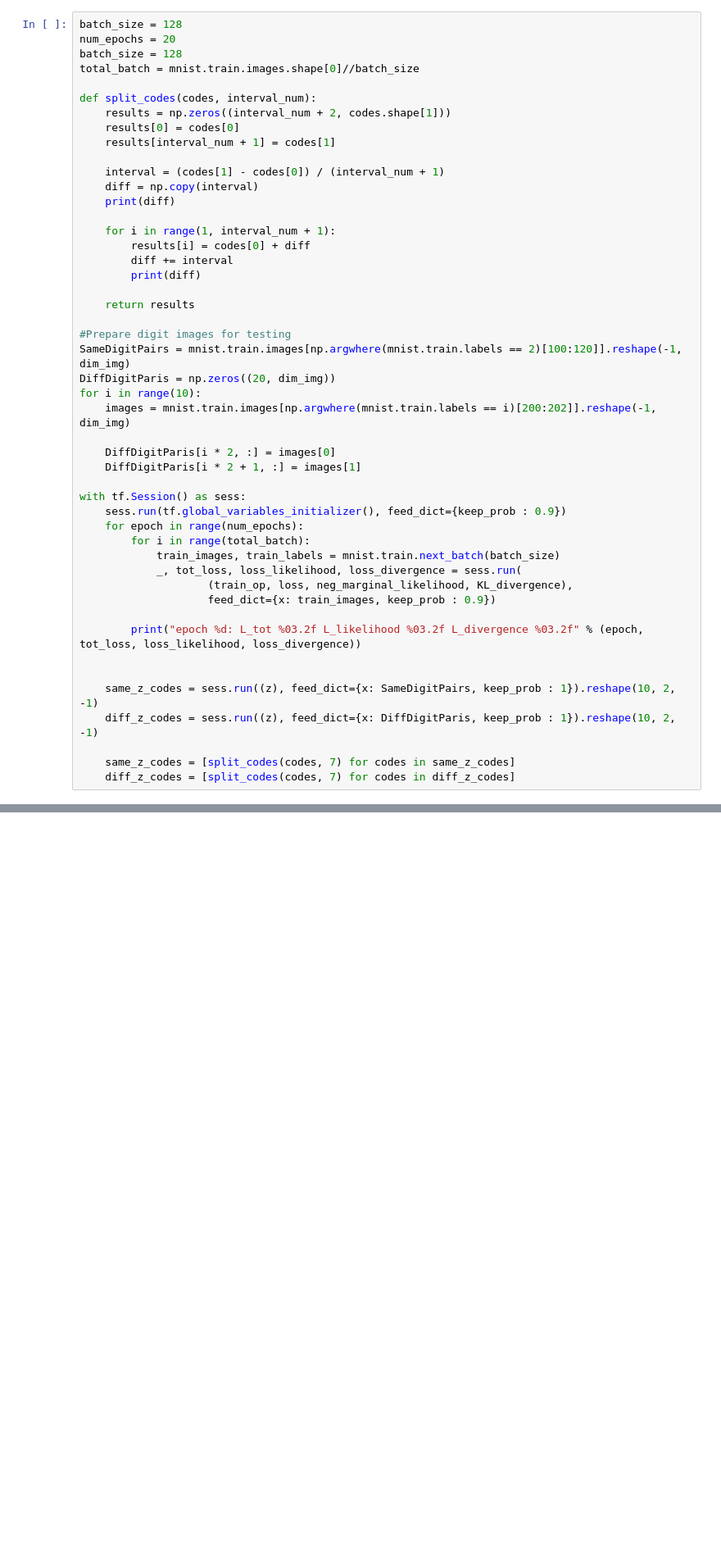
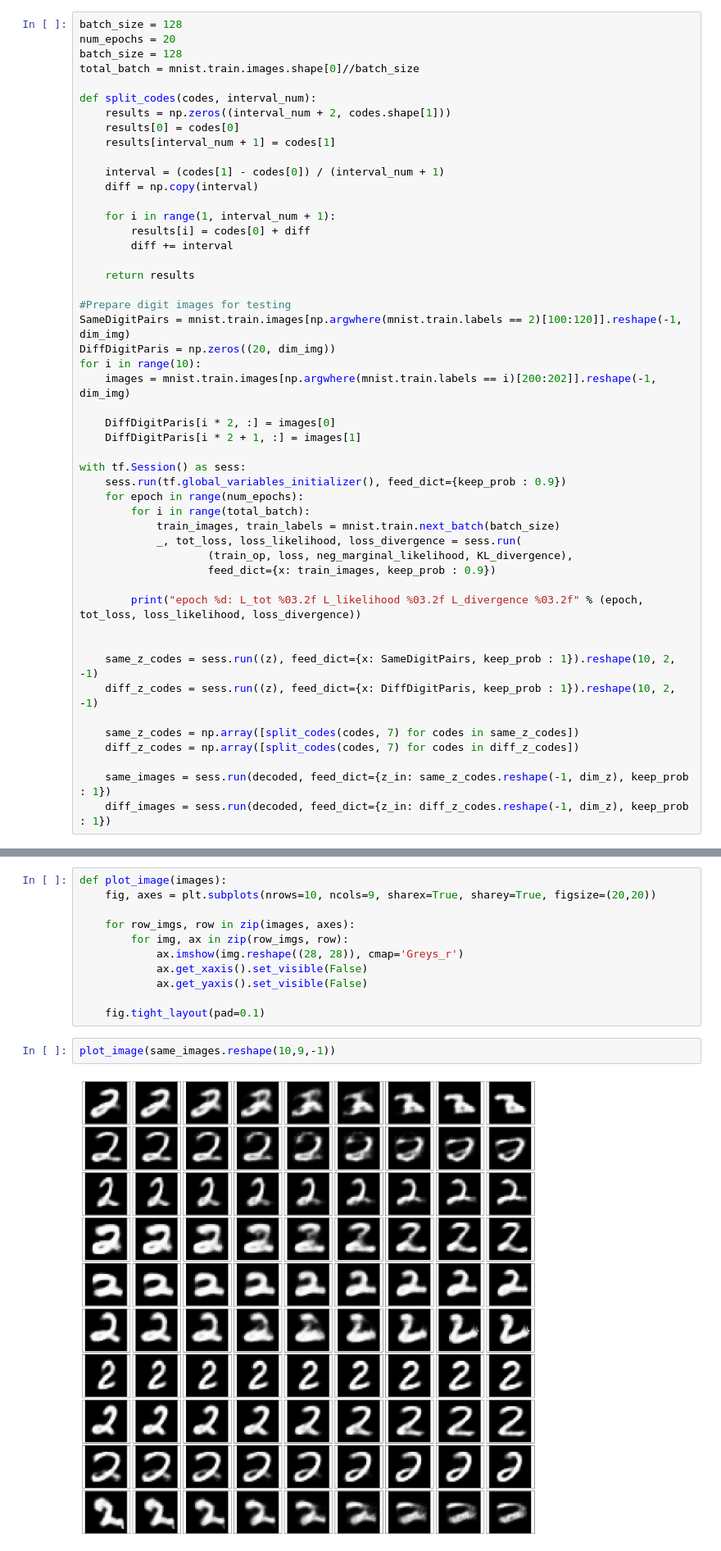
Before and after one commit to geesimon/cs498, a Jupyter notebook: hw10/hw10.ipynb, the cells around one changed output, grey strips where cells are left out. Shown at 82% size. Saved outputs shown, nothing was run; the diff lists cells and outputs as text; blank space fills up the shorter version.

```diff
--- a/hw10/hw10.ipynb
+++ b/hw10/hw10.ipynb
@@ -254,12 +241,10 @@ def split_codes(codes, interval_num):
 
     interval = (codes[1] - codes[0]) / (interval_num + 1)
     diff = np.copy(interval)
-    print(diff)
 
     for i in range(1, interval_num + 1):
         results[i] = codes[0] + diff
         diff += interval
-        print(diff)
 
     return results
 
@@ -287,6 +272,9 @@ with tf.Session() as sess:
     same_z_codes = sess.run((z), feed_dict={x: SameDigitPairs, keep_prob : 1}).reshape(10, 2, -1)
     diff_z_codes = sess.run((z), feed_dict={x: DiffDigitParis, keep_prob : 1}).reshape(10, 2, -1)
 
-    same_z_codes = [split_codes(codes, 7) for codes in same_z_codes]
-    diff_z_codes = [split_codes(codes, 7) for codes in diff_z_codes]
+    same_z_codes = np.array([split_codes(codes, 7) for codes in same_z_codes])
+    diff_z_codes = np.array([split_codes(codes, 7) for codes in diff_z_codes])
+
+    same_images = sess.run(decoded, feed_dict={z_in: same_z_codes.reshape(-1, dim_z), keep_prob : 1})
+    diff_images = sess.run(decoded, feed_dict={z_in: diff_z_codes.reshape(-1, dim_z), keep_prob : 1})
 # %% [output]
@@ -321,0 +305,15 @@ array([[ 1.  ,  2.  ],
+# %%
+def plot_image(images):
+    fig, axes = plt.subplots(nrows=10, ncols=9, sharex=True, sharey=True, figsize=(20,20))
+
+    for row_imgs, row in zip(images, axes):
+        for img, ax in zip(row_imgs, row):
+            ax.imshow(img.reshape((28, 28)), cmap='Greys_r')
+            ax.get_xaxis().set_visible(False)
+            ax.get_yaxis().set_visible(False)
+
+    fig.tight_layout(pad=0.1)
+# %%
+plot_image(same_images.reshape(10,9,-1))
+# %% [output]
+[figure, added]
```
Also changed, not shown: parts of 9 cells of this notebook, 2 other files.
